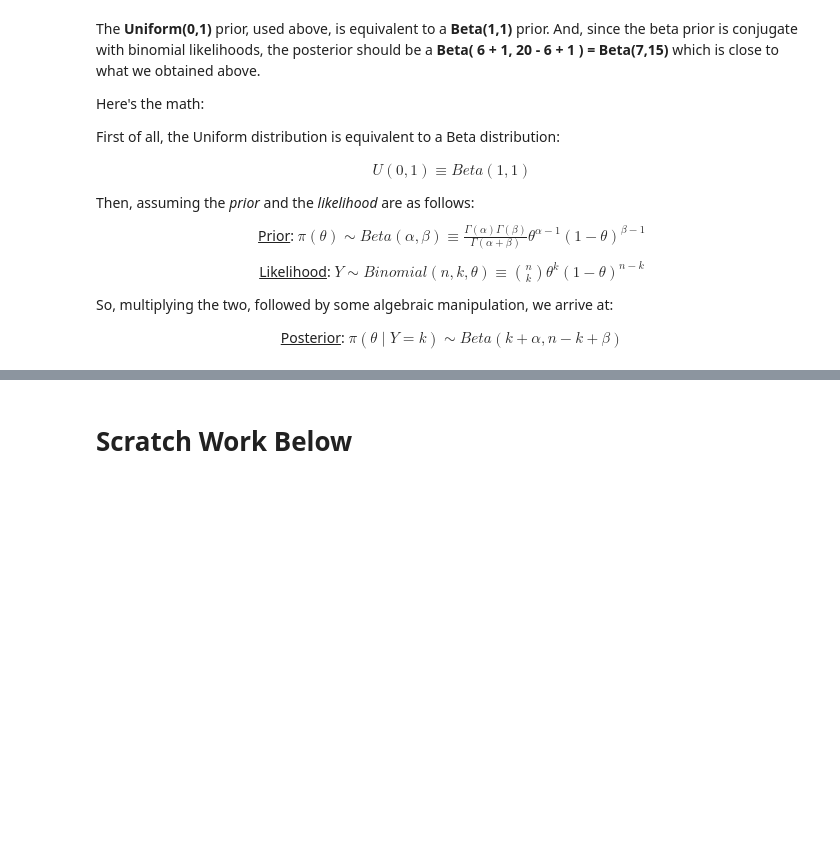
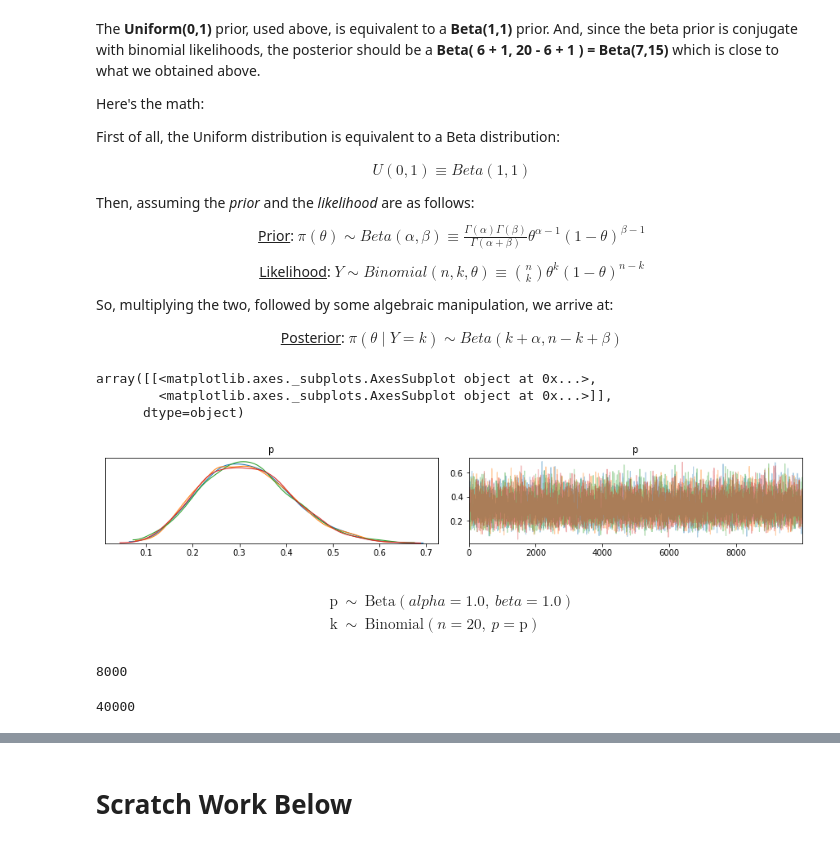
Before and after one commit to alreich/ipython-notebooks, a Jupyter notebook: Bayesian_Data_Analysis_v2.ipynb, the cells around one changed output, grey strips where cells are left out. Saved outputs shown, nothing was run; the diff lists cells and outputs as text; code cells hidden in the pictures; blank space fills up the shorter version.

```diff
--- a/Bayesian_Data_Analysis_v2.ipynb
+++ b/Bayesian_Data_Analysis_v2.ipynb
@@ -236,3 +242,38 @@ First of all, the Uniform distribution is equivalent to a Beta distribution:
 <p><center><u>Likelihood</u>:  $Y \sim Binomial(n,k,\theta) \equiv \binom{n}{k} \theta^k(1-\theta)^{n-k}$</center></p>
 <p>So, multiplying the two, followed by some algebraic manipulation, we arrive at:</p>
 <p><center><u>Posterior</u>:  $\pi(\theta \mid Y=k) \sim Beta(k+\alpha, n-k+\beta)$</center></p>
+# %%
+import pymc3 as pm
+
+model = pm.Model()
+
+with model:
+    p = pm.Beta("p", alpha=1, beta=1 )
+    k = pm.Binomial("k", p=p, n=n, observed=k_obs)
+    num_samples = 10_000
+    tr = pm.sample(num_samples, step=pm.Metropolis(), progressbar=True )
+    #tr = pm.sample(num_samples, progressbar=True )
+
+pm.traceplot(tr)
+# %% [output]
+array([[<matplotlib.axes._subplots.AxesSubplot object at 0x...>,
+        <matplotlib.axes._subplots.AxesSubplot object at 0x...>]],
+      dtype=object)
+[figure, added]
+# %%
+model
+# %% [output]
+$$
+            \begin{array}{rcl}
+            \text{p} &\sim & \text{Beta}(\mathit{alpha}=1.0,~\mathit{beta}=1.0)\\\text{k} &\sim & \text{Binomial}(\mathit{n}=20,~\mathit{p}=\text{p})
+            \end{array}
+            $$
+# %%
+frac = 0.8
+int(frac * num_samples)
+# %% [output]
+8000
+# %%
+len(tr['p'])
+# %% [output]
+40000
```
Also changed, not shown: parts of 11 cells of this notebook.
